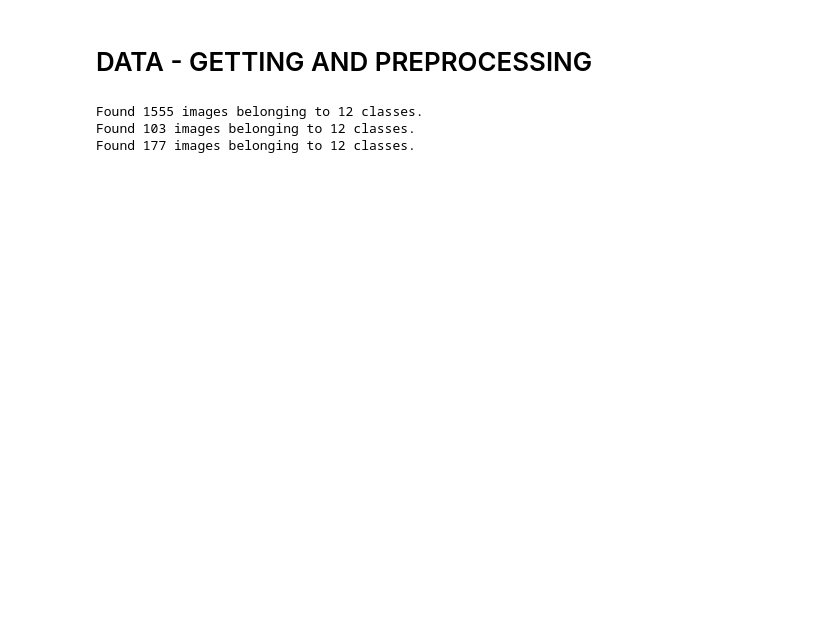
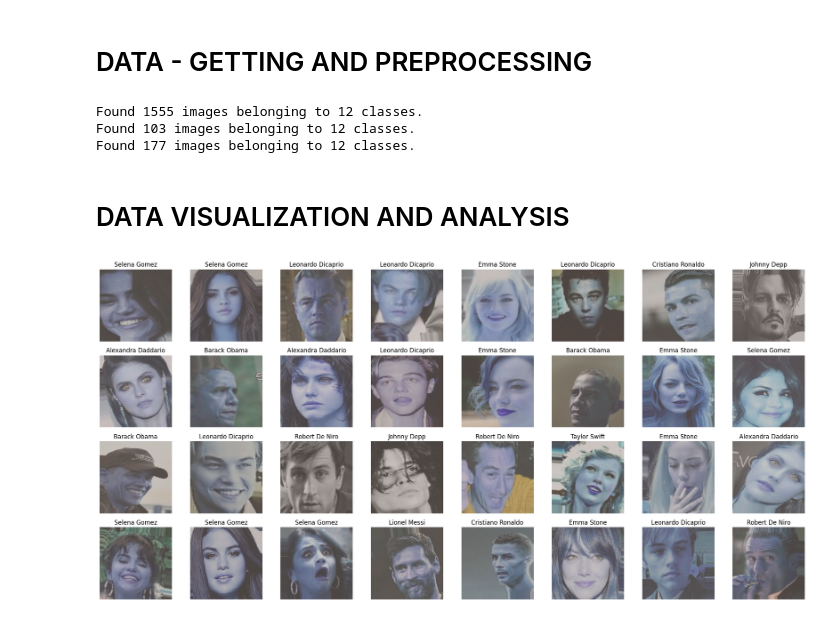
Before and after one commit to MPT93/Face_recognition, a Jupyter notebook: main.ipynb, the cells around one changed output. Drawn from its saved outputs; the diff is of its cells as text; code cells hidden in the pictures; blank space fills up the shorter version.

Commit message:
Data visualization and analysis.
Create functions to show data from datasets and to check how the data is balanced.

```diff
--- a/main.ipynb
+++ b/main.ipynb
@@ -40,7 +45,7 @@ train_image_generator = get_image_generator(preprocessing_function=preprocess_in
                                             shear_range=0.15,
                                             featurewise_std_normalization=False,
                                             brightness_range=[0.9, 1.1],
-                                            rescale = 1/255.)
+                                            rescale = None)
 
 val_image_generator = get_image_generator(preprocessing_function=preprocess_input,
                                           horizontal_flip=False,
@@ -52,7 +57,7 @@ val_image_generator = get_image_generator(preprocessing_function=preprocess_inpu
                                           shear_range=0.0,
                                           featurewise_std_normalization=False,
                                           brightness_range=None,
-                                          rescale = 1/255.)
+                                          rescale = None)
 
 test_image_generator = get_image_generator(preprocessing_function=preprocess_input,
                                            horizontal_flip=False,
@@ -64,7 +69,7 @@ test_image_generator = get_image_generator(preprocessing_function=preprocess_inp
                                            shear_range=0.0,
                                            featurewise_std_normalization=False,
                                            brightness_range=None,
-                                           rescale = 1/255.)
+                                           rescale = None)
 # %%
 def get_data_set(directory, image_generator, target_size, batch_size=32):
 
@@ -103,3 +108,37 @@ val_dataset = get_data_set(val_dataset_directory,
 Found 1555 images belonging to 12 classes.
 Found 103 images belonging to 12 classes.
 Found 177 images belonging to 12 classes.
+# %% [markdown]
+# DATA VISUALIZATION AND ANALYSIS
+# %%
+def show_images(data_batch, labels, nrows, ncols, batch_size):
+
+    images_batch = np.array(data_batch[0])
+    labels_batch = np.array(data_batch[1] )
+
+    fig, axes = plt.subplots(nrows, ncols, figsize=(20,10))
+    axes = axes.flatten()
+
+    index = 0
+
+    for ax in axes:
+        if index < batch_size:
+            image = images_batch[index]
+            image=((image/1/255.)+1)/2
+            ax.imshow(image)
+            title = labels[np.argmax(labels_batch[index])]
+            ax.set_title(title)
+            plt.tight_layout()
+            ax.set_axis_off()
+            index += 1
+        else:
+            break
+# %%
+images_batch = next(train_dataset)
+labels = {value : key.split("_")[1].title() for key, value in train_dataset.class_indices.items()}
+nrows = 4
+ncols=8
+
+show_images(images_batch, labels, nrows, ncols, batch_size)
+# %% [output]
+[figure, added]
```
Also changed, not shown: parts of 6 cells of this notebook.
